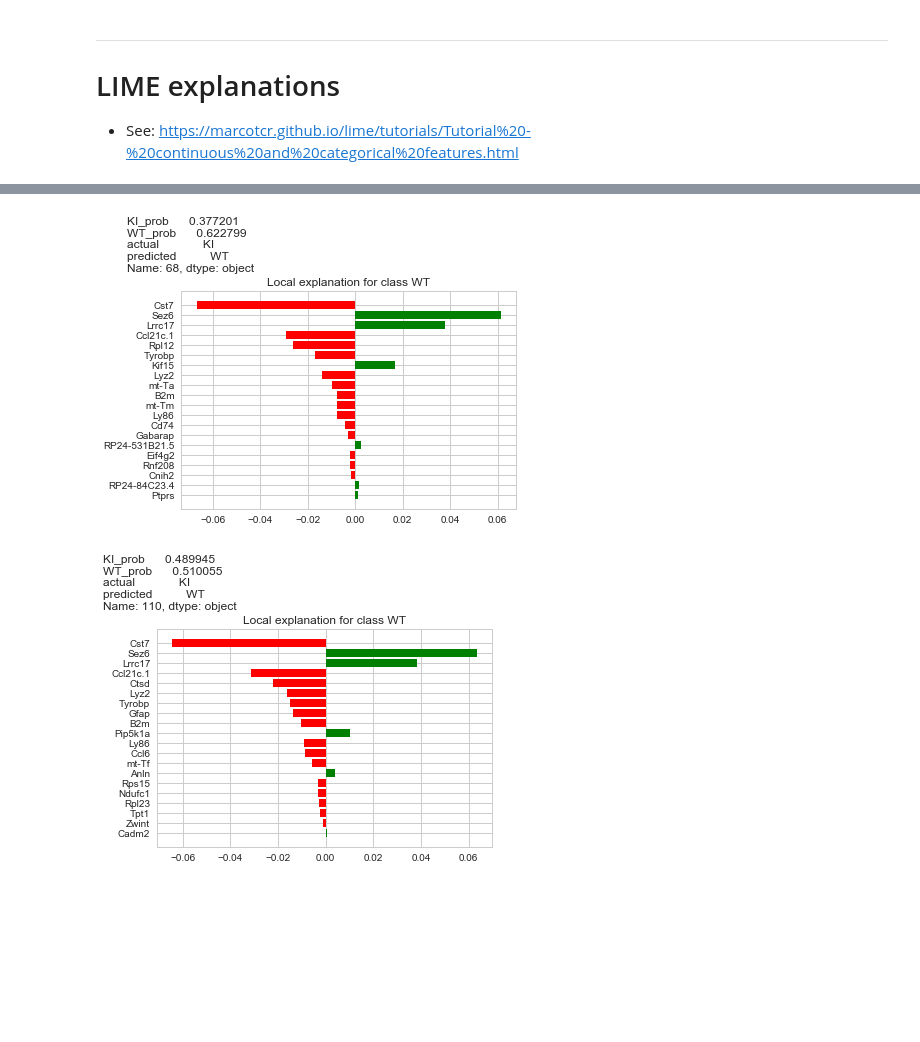
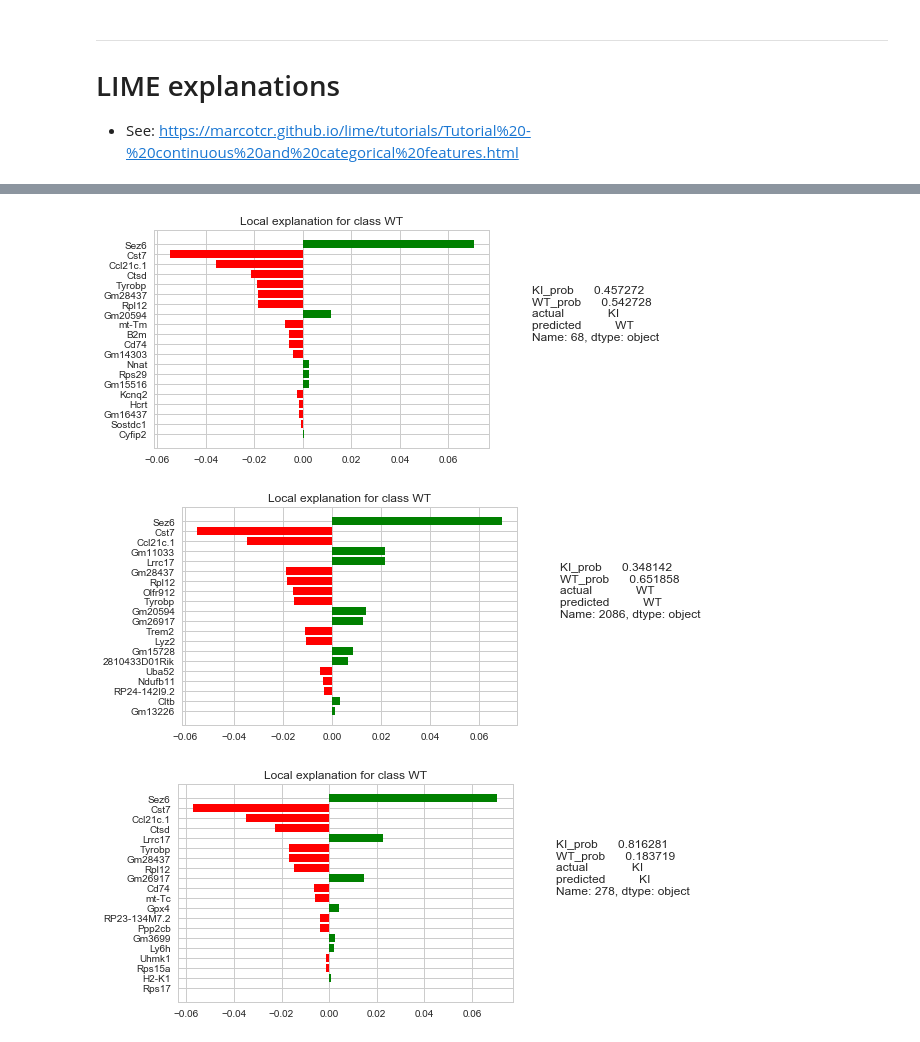
Before and after one commit to tmoerman/alois, a Jupyter notebook: notebooks/03_ashley_21_mar_2018/03_boruta_classification_GT.ipynb, the cells around one changed output, grey strips where cells are left out. Saved outputs shown, nothing was run; the diff lists cells and outputs as text; code cells hidden in the pictures; blank space fills up the shorter version.

Commit message:
no filtering of Gm and Rik genes

```diff
--- a/notebooks/03_ashley_21_mar_2018/03_boruta_classification_GT.ipynb
+++ b/notebooks/03_ashley_21_mar_2018/03_boruta_classification_GT.ipynb
@@ -110,7 +112,7 @@ def keep(gene):
 
     return not (rik or Gm_)
 
-GT_features = list(filter(lambda gene: keep(gene), GT_features))
+# GT_features = list(filter(lambda gene: keep(gene), GT_features))
 # %%
 len(GT_features)
 # %% [output]
@@ -351,8 +321,8 @@ iris = sklearn.datasets.load_iris()
 # %%
 %time
-explainer = LimeTabularExplainer(X_train,
-                                 feature_names=GT_features,
-                                 class_names=sgbm.classes_,
-                                 discretize_continuous=False,
-                                 random_state=42)
+lime_explainer = LimeTabularExplainer(X_train,
+                                      feature_names=GT_features,
+                                      class_names=sgbm.classes_,
+                                      discretize_continuous=False,
+                                      random_state=42)
 # %% [output]
@@ -361,18 +333,23 @@ Wall time: 21 µs
+# %%
+fig = exp_68.as_pyplot_figure()
+fig.text(1, 0.5, predicted_wrong.loc[68])
+
+plt.savefig('lime_explanations_wrong_classification.png')
+plt.show()
+# %% [output]
+[figure, added]
 # %%
-exp_68 = explainer.explain_instance(X_test.loc[68], sgbm.predict_proba, num_features=20)
-exp_110 = explainer.explain_instance(X_test.loc[110], sgbm.predict_proba, num_features=20)
+exp_2086 = lime_explainer.explain_instance(X_test.loc[2086], sgbm.predict_proba, num_features=20)
+exp_278 = lime_explainer.explain_instance(X_test.loc[278], sgbm.predict_proba, num_features=20)
-# %%
-exp_2086 = explainer.explain_instance(X_test.loc[2086], sgbm.predict_proba, num_features=20)
-exp_278 = explainer.explain_instance(X_test.loc[278], sgbm.predict_proba, num_features=20)
 # %%
-fig = exp_68.as_pyplot_figure()
-fig.text(0, 0.95, predicted_wrong.loc[68])
+fig = exp_2086.as_pyplot_figure()
+fig.text(1, 0.5, predicted_correct.loc[2086])
 
-fig = exp_110.as_pyplot_figure()
-fig.text(0, 0.95, predicted_wrong.loc[110])
+fig = exp_278.as_pyplot_figure()
+fig.text(1, 0.5, predicted_correct.loc[278])
 
-plt.savefig('lime_explanations_wrong_classification.png')
+plt.savefig('lime_explanations_correct_classification.png')
 plt.show()
 # %% [output]
-[figure, old version]
+[figure, new version]
-[figure, old version]
+[figure, new version]
```
Also changed, not shown: parts of 39 cells of this notebook, 3 other files.
